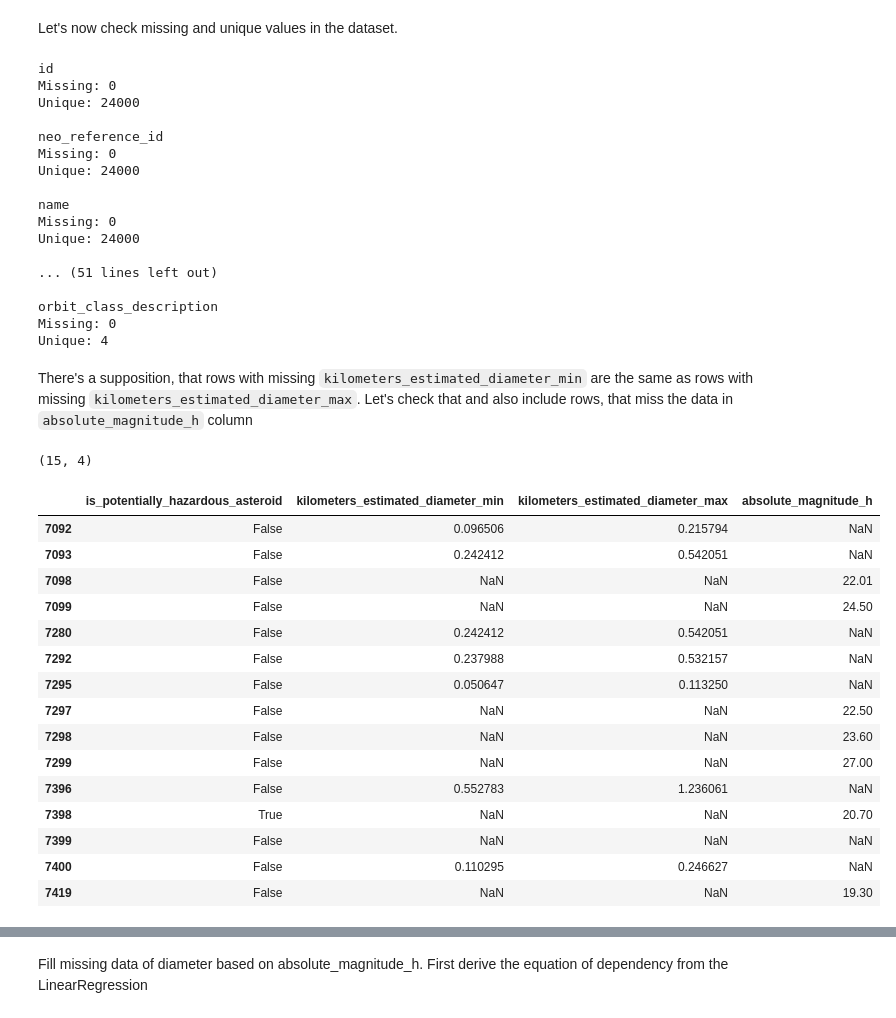
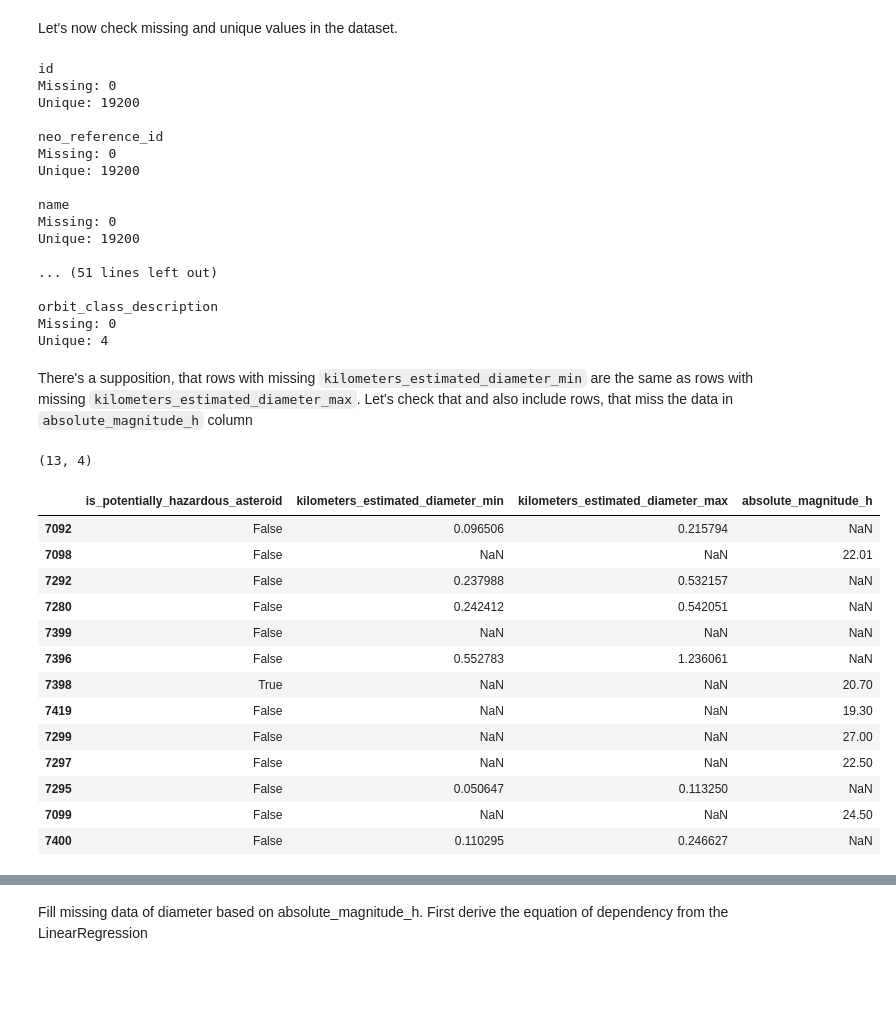
Before and after one commit to nadiia-duiunova/Hackathon, a Jupyter notebook: hakathon/2.space_problem.ipynb, the cells around one changed output, grey strips where cells are left out. Drawn from its saved outputs; the diff is of its cells as text; code cells hidden in the pictures; blank space fills up the shorter version.

```diff
--- a/hakathon/2.space_problem.ipynb
+++ b/hakathon/2.space_problem.ipynb
@@ -8,10 +9,12 @@ from sklearn.linear_model import LinearRegression, LogisticRegression
 from sklearn.model_selection import cross_val_score, train_test_split
 from sklearn.metrics import classification_report
 # %%
-data = pd.read_csv('Near-Earth-Objects.csv', index_col=0)
+data = pd.read_csv('2.Near-Earth-Objects.csv', index_col=0)
 data.head(3)
 # %% [output]
 |  | id | neo_reference_id | name | name_limited | designation | absolute_magnitude_h | ... |
 | 0 | 2001981 | 2001981 | 1981 Midas (1973 EA) | Midas | 1981 | 15.22 | ... |
 | 1 | 2002059 | 2002059 | 2059 Baboquivari (1963 UA) | Baboquivari | 2059 | 15.97 | ... |
 | 2 | 2002061 | 2002061 | 2061 Anza (1960 UA) | Anza | 2061 | 16.36 | ... |
+# %%
+data_train, data_test = train_test_split(data, test_size=0.2, random_state=42)
@@ -26,23 +33,23 @@ Here we are dealing with highly imbalanced dataset.
 # %% [markdown]
 Let's now check missing and unique values in the dataset.
 # %%
-for col in data.columns:
+for col in data_train.columns:
     print(col)
-    print(f'Missing: {data[col].isna().sum()}')
-    print(f'Unique: {data[col].nunique()}')
+    print(f'Missing: {data_train[col].isna().sum()}')
+    print(f'Unique: {data_train[col].nunique()}')
     print('')
 # %% [output]
 id
 Missing: 0
-Unique: 24000
+Unique: 19200
 
 neo_reference_id
 Missing: 0
-Unique: 24000
+Unique: 19200
 
 name
 Missing: 0
-Unique: 24000
+Unique: 19200
 
 ... (51 lines left out)
 
@@ -52,25 +59,23 @@ Unique: 4
 # %% [markdown]
 There's a supposition, that rows with missing `kilometers_estimated_diameter_min` are the same as rows with missing `kilometers_estimated_diameter_max`. Let's check that and also include rows, that miss the data in `absolute_magnitude_h` column
 # %%
-missing = data[data['kilometers_estimated_diameter_max'].isna() | data['kilometers_estimated_diameter_min'].isna() | (data['absolute_magnitude_h'].isna())][[TARGET, 'kilometers_estimated_diameter_min', 'kilometers_estimated_diameter_max', 'absolute_magnitude_h']]
+missing = data_train[data_train['kilometers_estimated_diameter_max'].isna() | data_train['kilometers_estimated_diameter_min'].isna() | (data_train['absolute_magnitude_h'].isna())][[TARGET, 'kilometers_estimated_diameter_min', 'kilometers_estimated_diameter_max', 'absolute_magnitude_h']]
 print(missing.shape)
 missing
 # %% [output]
-(15, 4)
+(13, 4)
 |  | is_potentially_hazardous_asteroid | kilometers_estimated_diameter_min | kilometers_estimated_diameter_max | absolute_magnitude_h |
 | 7092 | False | 0.096506 | 0.215794 | NaN |
-| 7093 | False | 0.242412 | 0.542051 | NaN |
 | 7098 | False | NaN | NaN | 22.01 |
-| 7099 | False | NaN | NaN | 24.50 |
+| 7292 | False | 0.237988 | 0.532157 | NaN |
 | 7280 | False | 0.242412 | 0.542051 | NaN |
-| 7292 | False | 0.237988 | 0.532157 | NaN |
-| 7295 | False | 0.050647 | 0.113250 | NaN |
-| 7297 | False | NaN | NaN | 22.50 |
-| 7298 | False | NaN | NaN | 23.60 |
-| 7299 | False | NaN | NaN | 27.00 |
+| 7399 | False | NaN | NaN | NaN |
 | 7396 | False | 0.552783 | 1.236061 | NaN |
 | 7398 | True | NaN | NaN | 20.70 |
-| 7399 | False | NaN | NaN | NaN |
+| 7419 | False | NaN | NaN | 19.30 |
+| 7299 | False | NaN | NaN | 27.00 |
+| 7297 | False | NaN | NaN | 22.50 |
+| 7295 | False | 0.050647 | 0.113250 | NaN |
+| 7099 | False | NaN | NaN | 24.50 |
 | 7400 | False | 0.110295 | 0.246627 | NaN |
-| 7419 | False | NaN | NaN | 19.30 |
 # %% [markdown]
```
Also changed, not shown: parts of 30 cells of this notebook.
